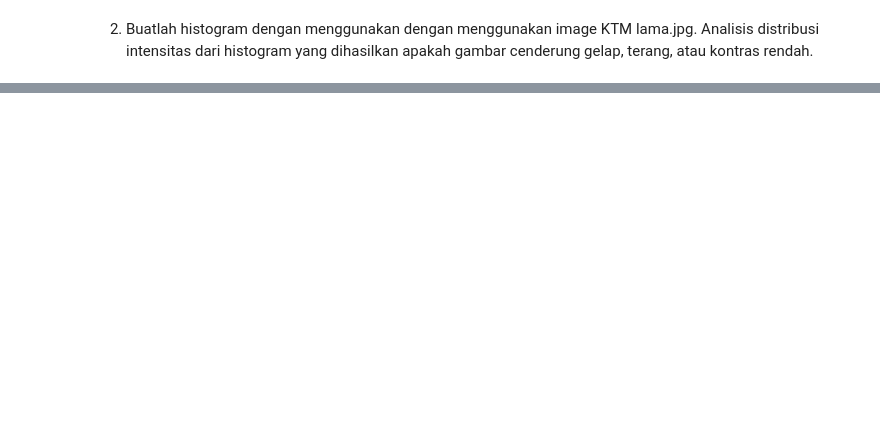
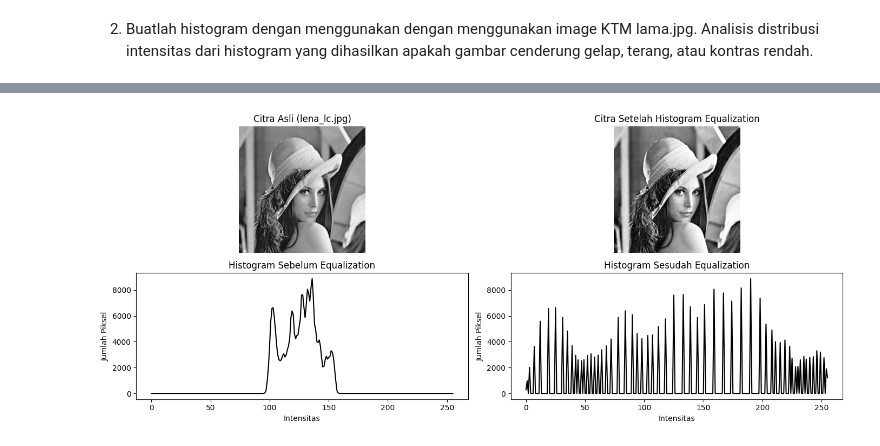
Before and after one commit to abdullatifm1127/PCVK_GANJIL_2025, a Jupyter notebook: WEEK_5.ipynb, the cells around one changed output, grey strips where cells are left out. Drawn from its saved outputs; the diff is of its cells as text; code cells hidden in the pictures; blank space fills up the shorter version.

```diff
--- a/WEEK_5.ipynb
+++ b/WEEK_5.ipynb
@@ -80,0 +132,48 @@ plt.show()
+# %%
+import cv2 as cv
+import numpy as np
+import matplotlib.pyplot as plt
+
+# 1. Baca citra
+img = cv.imread(('/content/drive/MyDrive/Tugas PCVK/lena_lc.jpg'), cv.IMREAD_GRAYSCALE)
+
+# 2. Histogram sebelum equalization
+hist_before, bins = np.histogram(img, bins=256, range=(0,256))
+
+# 3. Lakukan Histogram Equalization
+equalized = cv.equalizeHist(img)
+
+# 4. Histogram sesudah equalization
+hist_after, bins = np.histogram(equalized, bins=256, range=(0,256))
+
+# 5. Plot hasil
+plt.figure(figsize=(14,6))
+
+# Citra sebelum & sesudah
+plt.subplot(2,2,1)
+plt.imshow(img, cmap="gray")
+plt.title("Citra Asli (lena_lc.jpg)")
+plt.axis("off")
+
+plt.subplot(2,2,2)
+plt.imshow(equalized, cmap="gray")
+plt.title("Citra Setelah Histogram Equalization")
+plt.axis("off")
+
+# Histogram sebelum & sesudah
+plt.subplot(2,2,3)
+plt.plot(hist_before, color="black")
+plt.title("Histogram Sebelum Equalization")
+plt.xlabel("Intensitas")
+plt.ylabel("Jumlah Piksel")
+
+plt.subplot(2,2,4)
+plt.plot(hist_after, color="black")
+plt.title("Histogram Sesudah Equalization")
+plt.xlabel("Intensitas")
+plt.ylabel("Jumlah Piksel")
+
+plt.tight_layout()
+plt.show()
+# %% [output]
+[figure, added]
```
Also changed, not shown: parts of 3 cells of this notebook.
